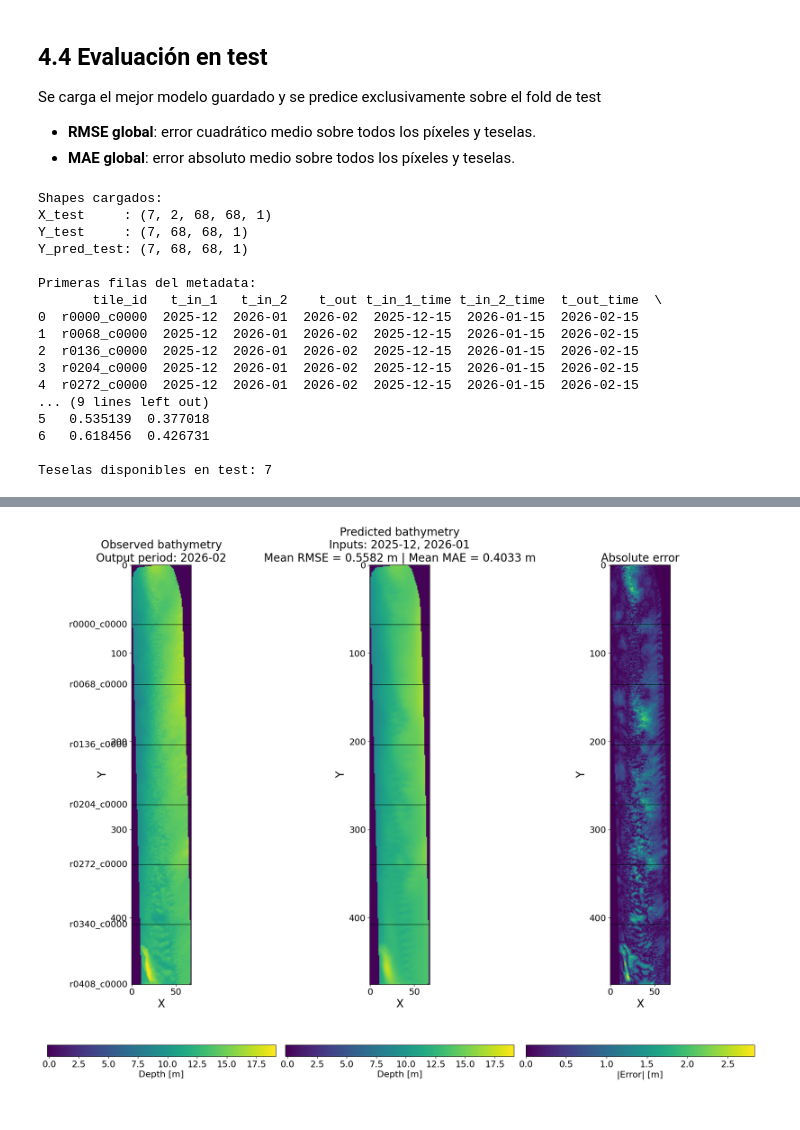
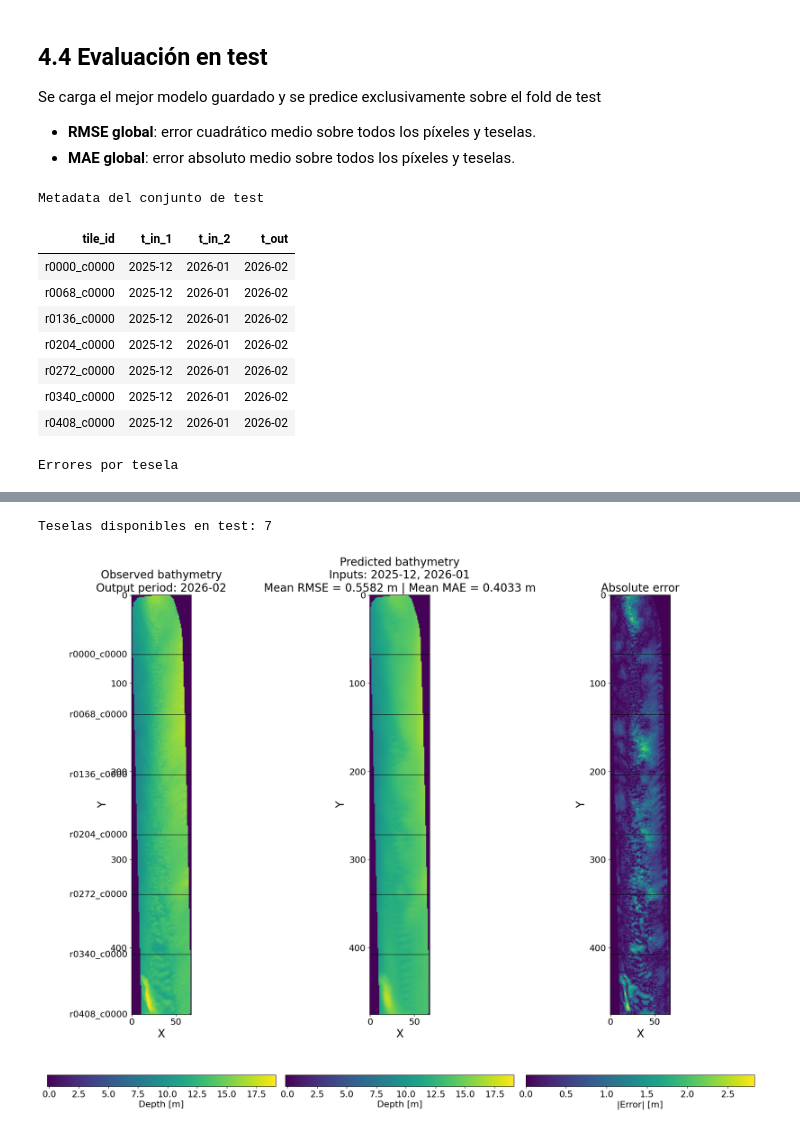
Before and after one commit to mcamargo697-cyber/jbook_ConvLSTM, a Jupyter notebook: docs/4_arquitecturaRed.ipynb, the cells around one changed output, grey strips where cells are left out. Cells and saved outputs as stored; diff of their text form; code cells hidden in the pictures.

```diff
--- a/docs/4_arquitecturaRed.ipynb
+++ b/docs/4_arquitecturaRed.ipynb
@@ -106,6 +114,8 @@ Se carga el mejor modelo guardado y se predice exclusivamente sobre el fold de t
 - **RMSE global**: error cuadrático medio sobre todos los píxeles y teselas.
 - **MAE global**: error absoluto medio sobre todos los píxeles y teselas.
 # %%
+#%%
+
 #%%
 
 # GRAFICAR RESULTADOS
@@ -113,12 +123,49 @@ import os
 import numpy as np
 import pandas as pd
 import matplotlib.pyplot as plt
+from IPython.display import display
 
 SECTOR = "X6By5"
 TILE_SIZE = 68
 TIME_STEP = 2
-TEST_TAG = "202602"   # <-- cambia esto por el periodo que quieras visualizar
+TEST_TAG = "202602"
 
+carpeta_modelo = rf"C:\Users\Victus\Documents\RedesNeuronales\6_RNN_Batimetrias\ConvLSTM\{SECTOR}\4_Modelo_{SECTOR}"
+
+ruta_pred_test_npz = os.path.join(
+    carpeta_modelo,
+    f"pred_test_{SECTOR}_{TILE_SIZE}x{TILE_SIZE}_ts{TIME_STEP}_{TEST_TAG}.npz"
+)
+
+ruta_pred_test_csv = os.path.join(
+    carpeta_modelo,
+    f"pred_test_{SECTOR}_{TILE_SIZE}x{TILE_SIZE}_ts{TIME_STEP}_{TEST_TAG}.csv"
+)
+
+# 1. LEER RESULTADOS GUARDADOS
+data = np.load(ruta_pred_test_npz)
+X_test = data["X_test"]
+Y_test = data["Y_test"]
+Y_pred_test = data["Y_pred_test"]
+
+df_test = pd.read_csv(ruta_pred_test_csv)
+
+display(
+    df_test[["tile_id", "t_in_1", "t_in_2", "t_out"]]
+    .head(10)
+    .style
+    .hide(axis="index")
+    .set_caption("Metadata del conjunto de test")
+)
+
+display(
+    df_test[["tile_id", "t_out", "rmse_tile", "mae_tile"]]
+    .round(4)
+    .style
+    .hide(axis="index")
+    .set_caption("Errores por tesela")
+    .background_gradient(subset=["rmse_tile", "mae_tile"], cmap="RdYlGn_r")
+)
 carpeta_modelo = rf"C:\Users\Victus\Documents\RedesNeuronales\6_RNN_Batimetrias\ConvLSTM\{SECTOR}\4_Modelo_{SECTOR}"
 
 ruta_pred_test_npz = os.path.join(
@@ -139,13 +186,6 @@ Y_test = data["Y_test"]
 Y_pred_test = data["Y_pred_test"]
 
 df_test = pd.read_csv(ruta_pred_test_csv)
-
-print("Shapes cargados:")
-print("X_test     :", X_test.shape)
-print("Y_test     :", Y_test.shape)
-print("Y_pred_test:", Y_pred_test.shape)
-print("\nPrimeras filas del metadata:")
-print(df_test)
 
 
 # 2. LIMITAR A LAS PRIMERAS 7 TESELAS DEL TEST
@@ -236,47 +276,40 @@ for i in range(n_plot):
     axes[0].text(
         -5, y_center, tile_ids[i],
         va="center", ha="right", fontsize=16, clip_on=False
     )
 
 
 # 9. BARRAS DE COLOR HORIZONTALES
 cbar0 = fig.colorbar(
     im0, ax=axes[0], orientation="horizontal",
     fraction=0.05, pad=0.08
 )
 cbar0.set_label("Depth [m]", fontsize=16)
 cbar0.ax.tick_params(labelsize=16)
 
 cbar1 = fig.colorbar(
     im1, ax=axes[1], orientation="horizontal",
     fraction=0.05, pad=0.08
 )
 cbar1.set_label("Depth [m]", fontsize=16)
 cbar1.ax.tick_params(labelsize=16)
 
 cbar2 = fig.colorbar(
     im2, ax=axes[2], orientation="horizontal",
     fraction=0.05, pad=0.08
 )
 cbar2.set_label("|Error| [m]", fontsize=16)
 cbar2.ax.tick_params(labelsize=16)
 
 plt.show()
 # %% [output]
-Shapes cargados:
-X_test     : (7, 2, 68, 68, 1)
-Y_test     : (7, 68, 68, 1)
-Y_pred_test: (7, 68, 68, 1)
-
-Primeras filas del metadata:
-       tile_id   t_in_1   t_in_2    t_out t_in_1_time t_in_2_time  t_out_time  \
-0  r0000_c0000  2025-12  2026-01  2026-02  2025-12-15  2026-01-15  2026-02-15
-1  r0068_c0000  2025-12  2026-01  2026-02  2025-12-15  2026-01-15  2026-02-15
-2  r0136_c0000  2025-12  2026-01  2026-02  2025-12-15  2026-01-15  2026-02-15
-3  r0204_c0000  2025-12  2026-01  2026-02  2025-12-15  2026-01-15  2026-02-15
-4  r0272_c0000  2025-12  2026-01  2026-02  2025-12-15  2026-01-15  2026-02-15
-... (9 lines left out)
-5   0.535139  0.377018
-6   0.618456  0.426731
-
-Teselas disponibles en test: 7
+Metadata del conjunto de test
+| tile_id | t_in_1 | t_in_2 | t_out |
+| r0000_c0000 | 2025-12 | 2026-01 | 2026-02 |
+| r0068_c0000 | 2025-12 | 2026-01 | 2026-02 |
+| r0136_c0000 | 2025-12 | 2026-01 | 2026-02 |
+| r0204_c0000 | 2025-12 | 2026-01 | 2026-02 |
+| r0272_c0000 | 2025-12 | 2026-01 | 2026-02 |
+| r0340_c0000 | 2025-12 | 2026-01 | 2026-02 |
+| r0408_c0000 | 2025-12 | 2026-01 | 2026-02 |
+Errores por tesela
@@ -283 +324,2 @@ Teselas disponibles en test: 7
+Teselas disponibles en test: 7
 [figure]
```
Also changed, not shown: parts of 3 cells of this notebook, 1 other file.
